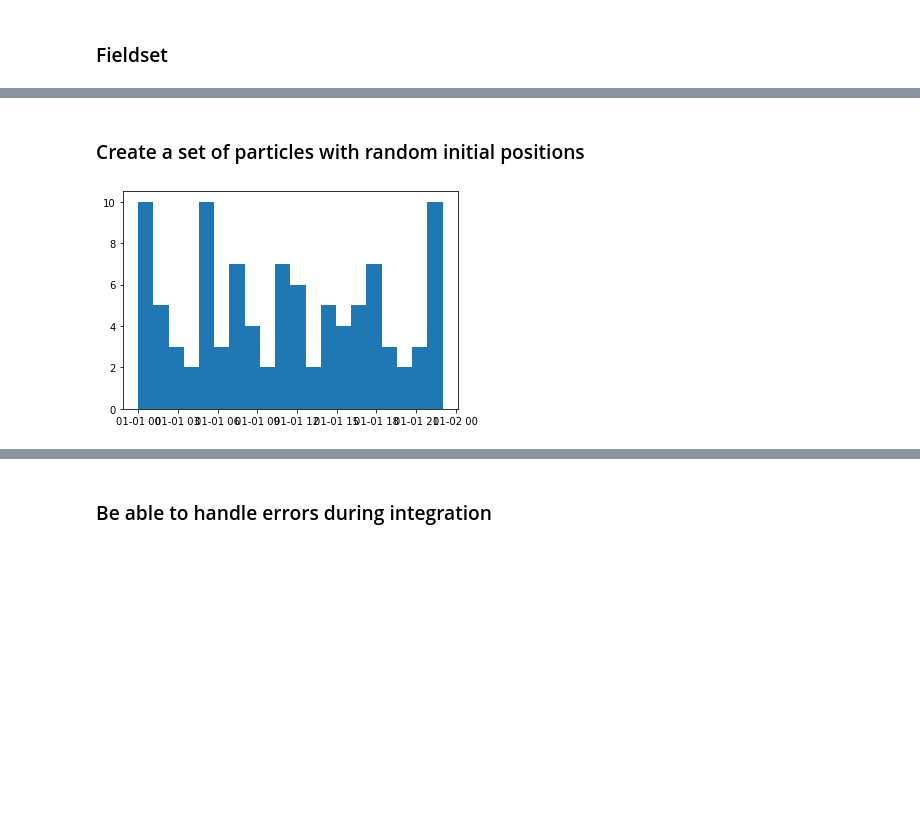
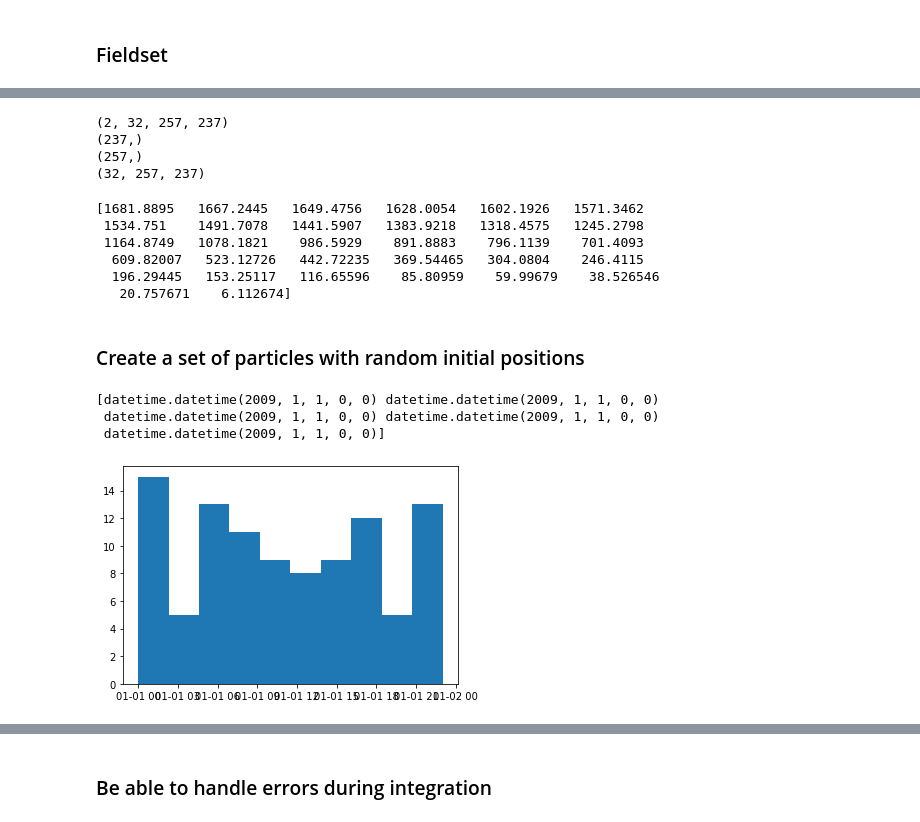
Before and after one commit to LeonMock/master-thesis, a Jupyter notebook: notebooks/2023-04-04_test-ROMS.ipynb, the cells around one changed output, grey strips where cells are left out. Saved outputs shown, nothing was run; the diff lists cells and outputs as text; code cells hidden in the pictures; blank space fills up the shorter version.

```diff
--- a/notebooks/2023-04-04_test-ROMS.ipynb
+++ b/notebooks/2023-04-04_test-ROMS.ipynb
@@ -189,3 +195,23 @@ fieldset = create_fieldset()
+# %%
+fieldset.computeTimeChunk(time=fieldset.U.grid.time[0], dt=1)
+print(fieldset.U.data.shape)
+print(fieldset.U.grid.lon.shape)
+print(fieldset.U.grid.lat.shape)
+print(fieldset.U.grid.depth.shape)
+# %% [output]
+(2, 32, 257, 237)
+(237,)
+(257,)
+(32, 257, 237)
+# %%
+print(fieldset.U.grid.depth[:,0,0])
+# %% [output]
+[1681.8895   1667.2445   1649.4756   1628.0054   1602.1926   1571.3462
+ 1534.751    1491.7078   1441.5907   1383.9218   1318.4575   1245.2798
+ 1164.8749   1078.1821    986.5929    891.8883    796.1139    701.4093
+  609.82007   523.12726   442.72235   369.54465   304.0804    246.4115
+  196.29445   153.25117   116.65596    85.80959    59.99679    38.526546
+   20.757671    6.112674]
 # %% [markdown]
 ### Create a set of particles with random initial positions
 # %%
@@ -214,10 +240,16 @@ depth = np.ones(time.size) * release_depth
 speed_param = np.random.uniform(
     low=0, high=1.0, size=time.shape
 )
+# %%
+print(time[:5])
+# %% [output]
+[datetime.datetime(2009, 1, 1, 0, 0) datetime.datetime(2009, 1, 1, 0, 0)
+ datetime.datetime(2009, 1, 1, 0, 0) datetime.datetime(2009, 1, 1, 0, 0)
+ datetime.datetime(2009, 1, 1, 0, 0)]
 # %%
-plt.hist(time, bins=20);
+plt.hist(time, bins=10);
 # %% [output]
-[figure, old version]
+[figure, new version]
 # %%
 plt.scatter(lon, lat, s=5);
 # %% [output]
```
Also changed, not shown: parts of 21 cells of this notebook, 8 other files.
